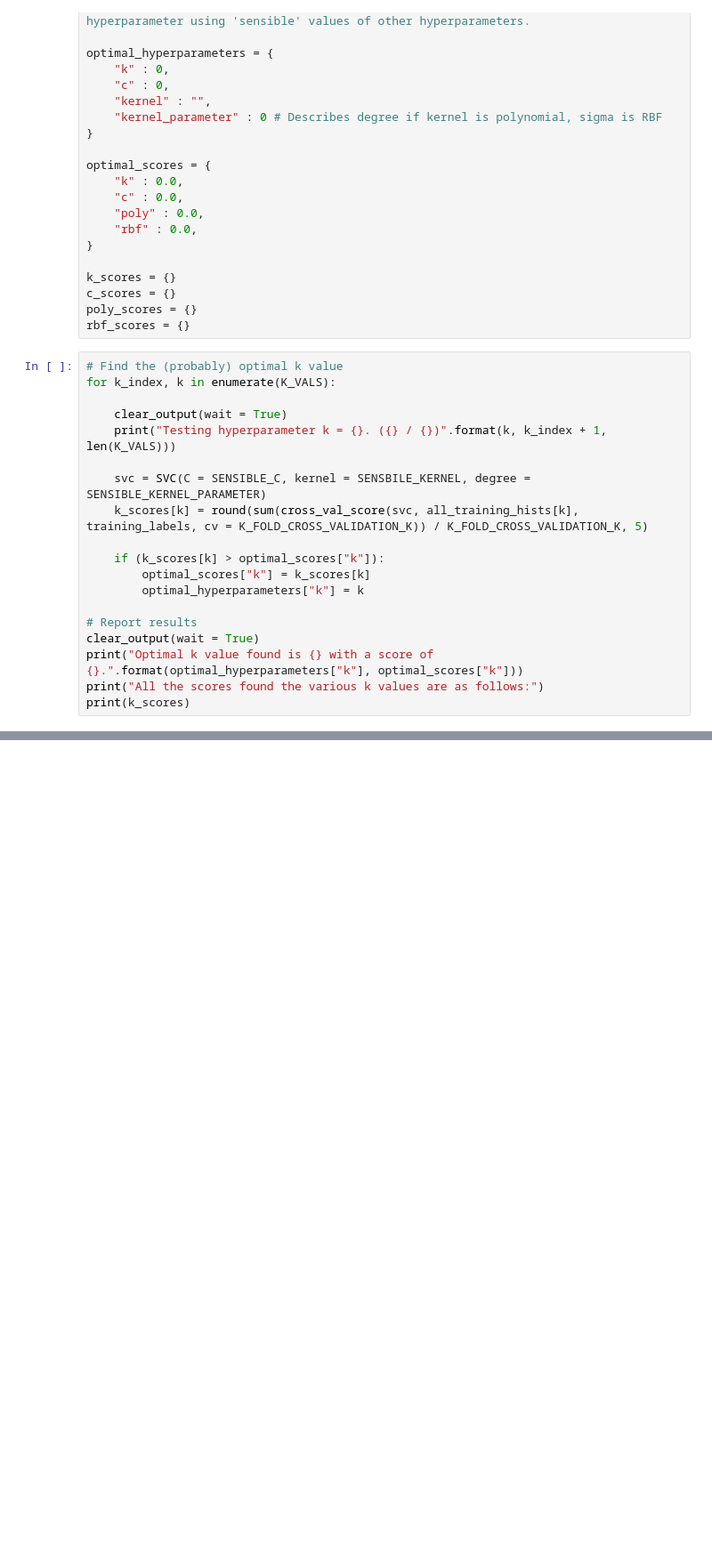
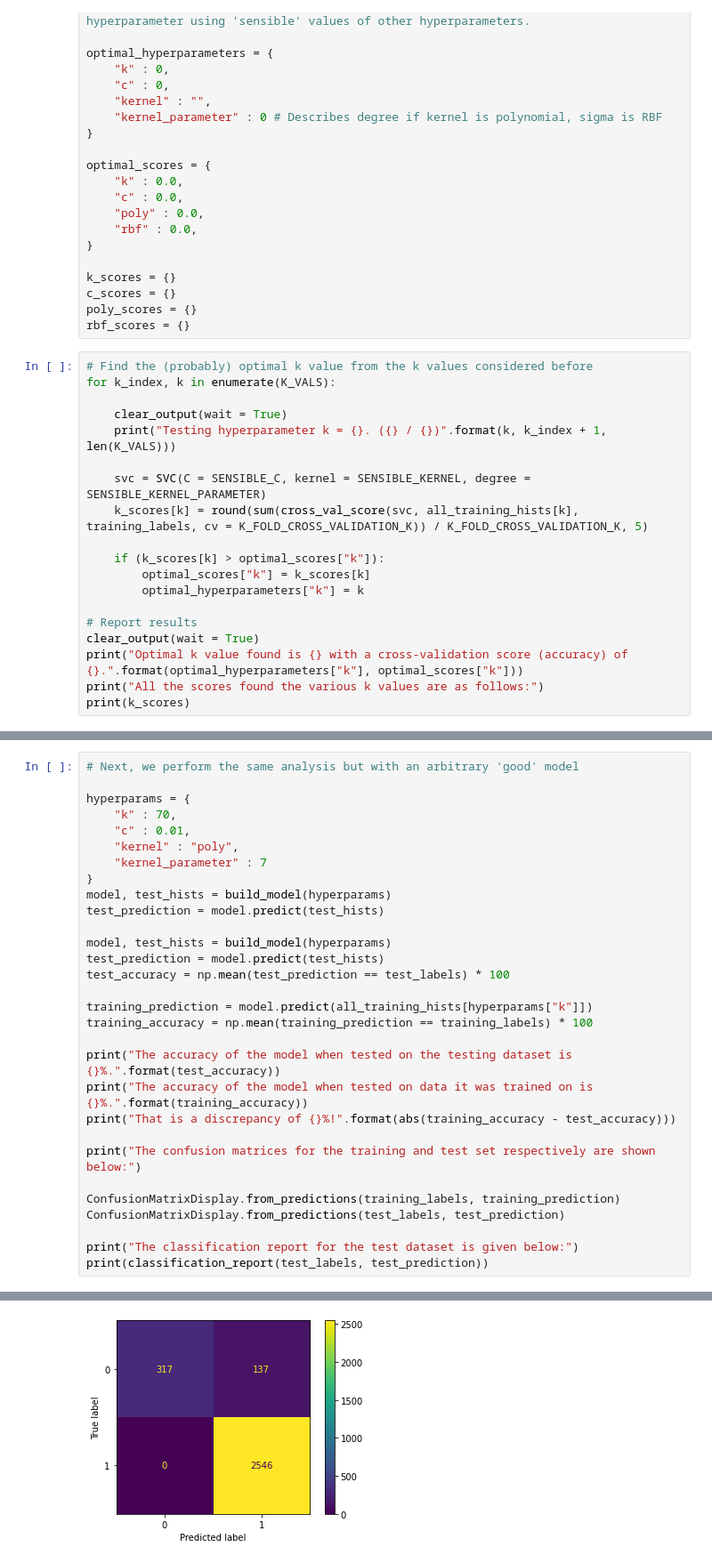
Before and after one commit to adamalderton/BrainTumourClassification, a Jupyter notebook: binary_classification/SVM_SIFT.ipynb, the cells around one changed output, grey strips where cells are left out. Shown: that part at 89% size. Cells and saved outputs as stored; diff of their text form; blank space fills up the shorter version.

```diff
--- a/binary_classification/SVM_SIFT.ipynb
+++ b/binary_classification/SVM_SIFT.ipynb
@@ -426,13 +430,13 @@ c_scores = {}
 poly_scores = {}
 rbf_scores = {}
 # %%
-# Find the (probably) optimal k value
+# Find the (probably) optimal k value from the k values considered before
 for k_index, k in enumerate(K_VALS):
 
     clear_output(wait = True)
     print("Testing hyperparameter k = {}. ({} / {})".format(k, k_index + 1, len(K_VALS)))
 
-    svc = SVC(C = SENSIBLE_C, kernel = SENSBILE_KERNEL, degree = SENSIBLE_KERNEL_PARAMETER)
+    svc = SVC(C = SENSIBLE_C, kernel = SENSIBLE_KERNEL, degree = SENSIBLE_KERNEL_PARAMETER)
     k_scores[k] = round(sum(cross_val_score(svc, all_training_hists[k], training_labels, cv = K_FOLD_CROSS_VALIDATION_K)) / K_FOLD_CROSS_VALIDATION_K, 5)
 
     if (k_scores[k] > optimal_scores["k"]):
@@ -441,7 +445,7 @@ for k_index, k in enumerate(K_VALS):
 
 # Report results
 clear_output(wait = True)
-print("Optimal k value found is {} with a score of {}.".format(optimal_hyperparameters["k"], optimal_scores["k"]))
+print("Optimal k value found is {} with a cross-validation score (accuracy) of {}.".format(optimal_hyperparameters["k"], optimal_scores["k"]))
 print("All the scores found the various k values are as follows:")
 print(k_scores)
 # %% [output]
@@ -525,0 +861,31 @@ print(rbf_scores)
+# %%
+# Next, we perform the same analysis but with an arbitrary 'good' model
+
+hyperparams = {
+    "k" : 70,
+    "c" : 0.01,
+    "kernel" : "poly",
+    "kernel_parameter" : 7
+}
+model, test_hists = build_model(hyperparams)
+test_prediction = model.predict(test_hists)
+
+model, test_hists = build_model(hyperparams)
+test_prediction = model.predict(test_hists)
+test_accuracy = np.mean(test_prediction == test_labels) * 100
+
+training_prediction = model.predict(all_training_hists[hyperparams["k"]])
+training_accuracy = np.mean(training_prediction == training_labels) * 100
+
+print("The accuracy of the model when tested on the testing dataset is {}%.".format(test_accuracy))
+print("The accuracy of the model when tested on data it was trained on is {}%.".format(training_accuracy))
+print("That is a discrepancy of {}%!".format(abs(training_accuracy - test_accuracy)))
+
+print("The confusion matrices for the training and test set respectively are shown below:")
+
+ConfusionMatrixDisplay.from_predictions(training_labels, training_prediction)
+ConfusionMatrixDisplay.from_predictions(test_labels, test_prediction)
+
+print("The classification report for the test dataset is given below:")
+print(classification_report(test_labels, test_prediction))
+# %% [output]
@@ -525,0 +905 @@ print(rbf_scores)
+[figure, added]
```
Also changed, not shown: parts of 46 cells of this notebook, 23 other files.
